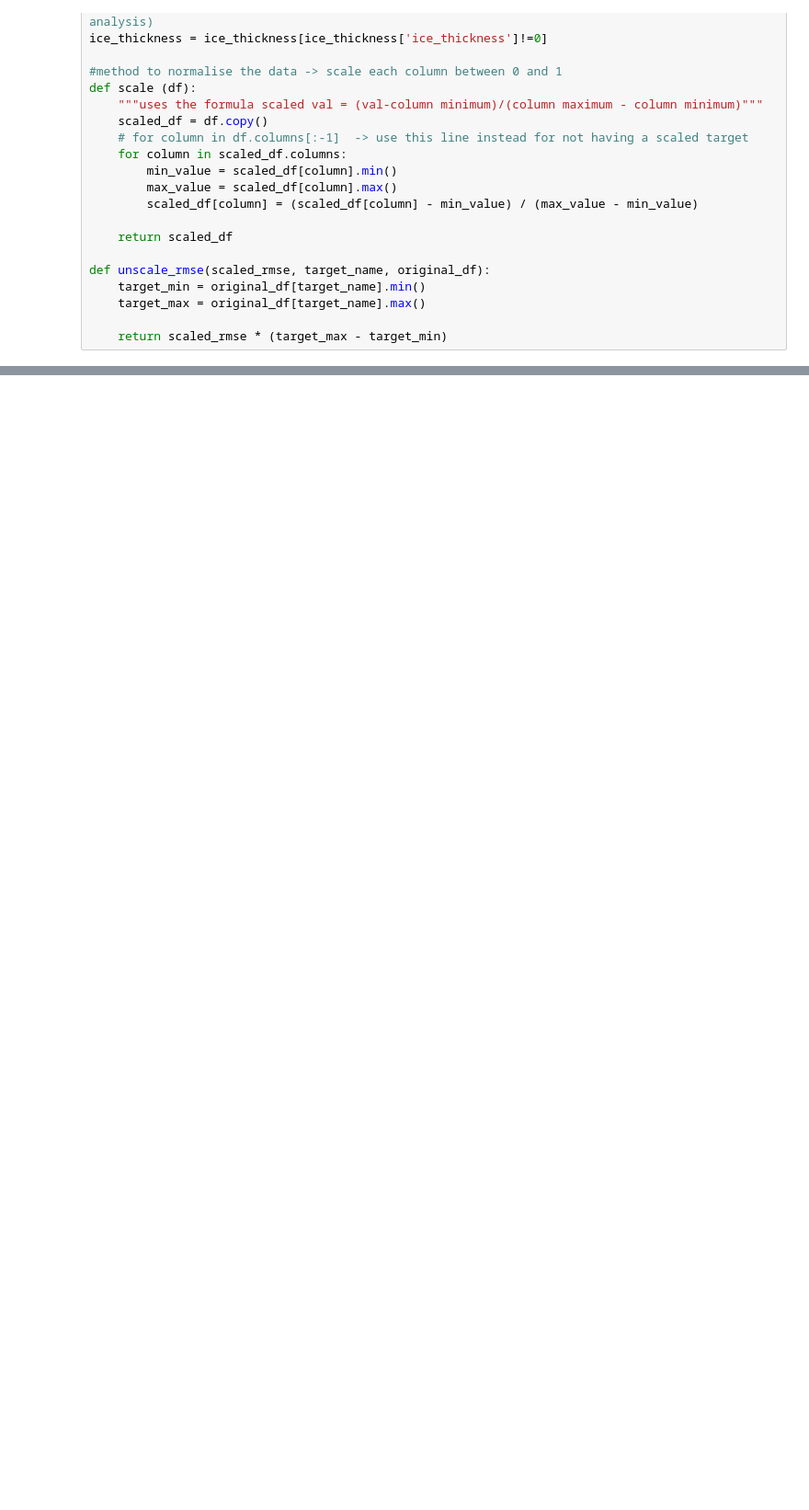
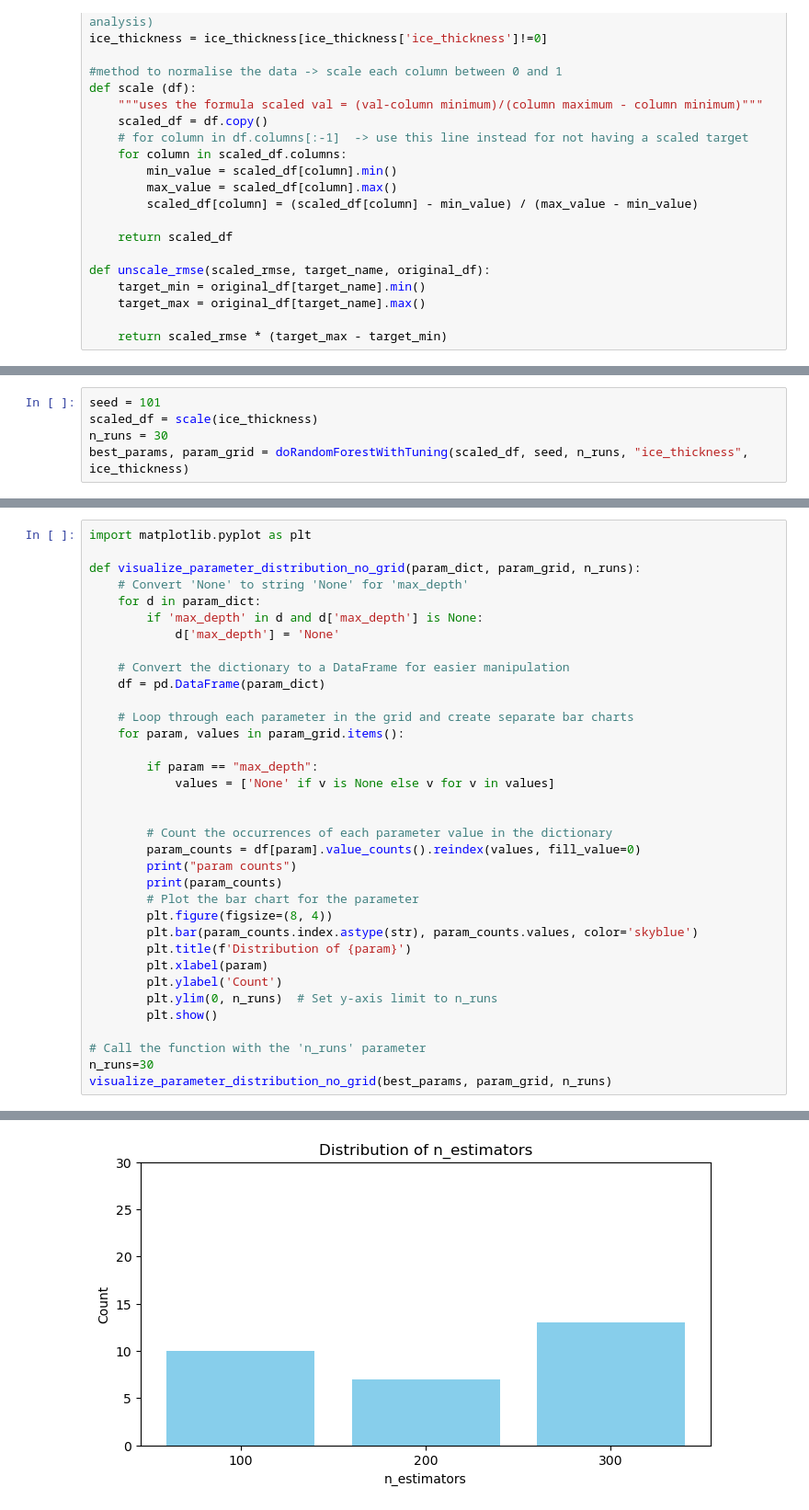
Before and after one commit to serafinaslevin/GP_Research, a Jupyter notebook: week 6/Ice Thickness RF Regression.ipynb, the cells around one changed output, grey strips where cells are left out. Shown at 92% size. Drawn from its saved outputs; the diff is of its cells as text; blank space fills up the shorter version.

Commit message:
finished tuning models for RF

```diff
--- a/week 6/Ice Thickness RF Regression.ipynb
+++ b/week 6/Ice Thickness RF Regression.ipynb
@@ -41,0 +95,5 @@ def unscale_rmse(scaled_rmse, target_name, original_df):
+# %%
+seed = 101
+scaled_df = scale(ice_thickness)
+n_runs = 30
+best_params, param_grid = doRandomForestWithTuning(scaled_df, seed, n_runs, "ice_thickness", ice_thickness)
@@ -41,0 +118,36 @@ def unscale_rmse(scaled_rmse, target_name, original_df):
+# %%
+import matplotlib.pyplot as plt
+
+def visualize_parameter_distribution_no_grid(param_dict, param_grid, n_runs):
+    # Convert 'None' to string 'None' for 'max_depth'
+    for d in param_dict:
+        if 'max_depth' in d and d['max_depth'] is None:
+            d['max_depth'] = 'None'
+
+    # Convert the dictionary to a DataFrame for easier manipulation
+    df = pd.DataFrame(param_dict)
+
+    # Loop through each parameter in the grid and create separate bar charts
+    for param, values in param_grid.items():
+
+        if param == "max_depth":
+            values = ['None' if v is None else v for v in values]
+
+
+        # Count the occurrences of each parameter value in the dictionary
+        param_counts = df[param].value_counts().reindex(values, fill_value=0)
+        print("param counts")
+        print(param_counts)
+        # Plot the bar chart for the parameter
+        plt.figure(figsize=(8, 4))
+        plt.bar(param_counts.index.astype(str), param_counts.values, color='skyblue')
+        plt.title(f'Distribution of {param}')
+        plt.xlabel(param)
+        plt.ylabel('Count')
+        plt.ylim(0, n_runs)  # Set y-axis limit to n_runs
+        plt.show()
+
+# Call the function with the 'n_runs' parameter
+n_runs=30
+visualize_parameter_distribution_no_grid(best_params, param_grid, n_runs)
+# %% [output]
@@ -41,0 +160 @@ def unscale_rmse(scaled_rmse, target_name, original_df):
+[figure, added]
```
Also changed, not shown: parts of 9 cells of this notebook, 2 other files.
